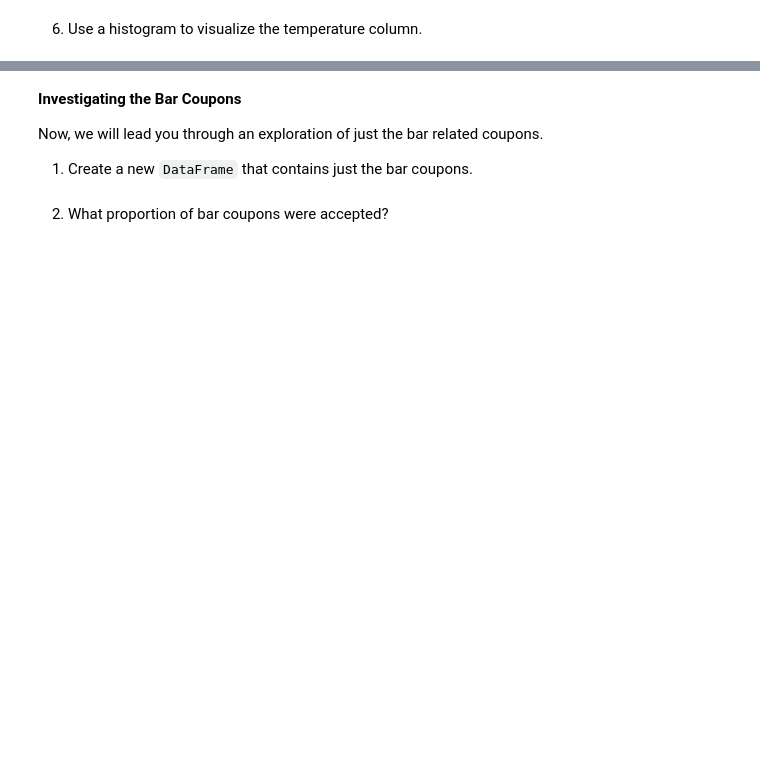
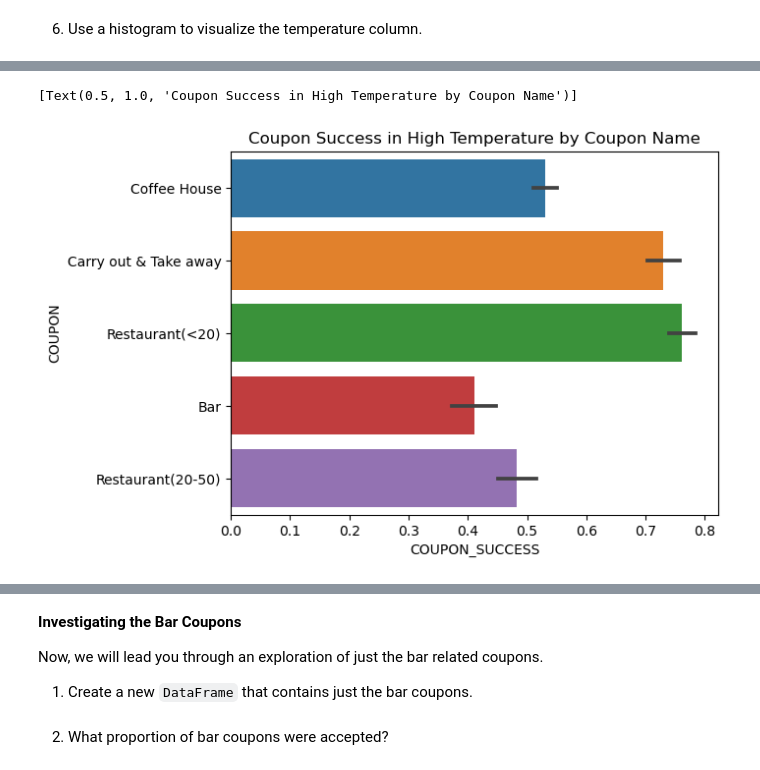
Before and after one commit to elmunoz42/berkeley-aiml-coupon-analysis, a Jupyter notebook: prompt.ipynb, the cells around one changed output, grey strips where cells are left out. Saved outputs shown, nothing was run; the diff lists cells and outputs as text; code cells hidden in the pictures; blank space fills up the shorter version.

```diff
--- a/prompt.ipynb
+++ b/prompt.ipynb
@@ -195,0 +225,6 @@ sns.histplot(data_clean, x="temperature", hue="Y")
+# %%
+plot = sns.barplot(data_clean.query('TEMPERATURE == 80'), x="COUPON_SUCCESS", y="COUPON")
+plot.set(title="Coupon Success in High Temperature by Coupon Name")
+# %% [output]
+[Text(0.5, 1.0, 'Coupon Success in High Temperature by Coupon Name')]
+[figure, added]
```
Also changed, not shown: parts of 13 cells of this notebook.
